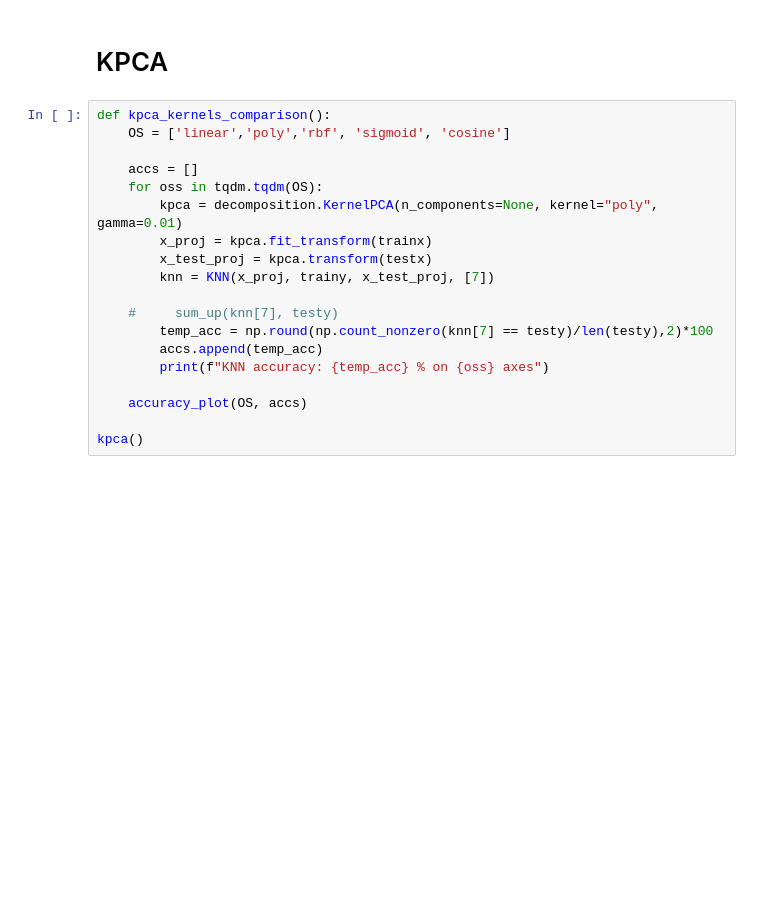
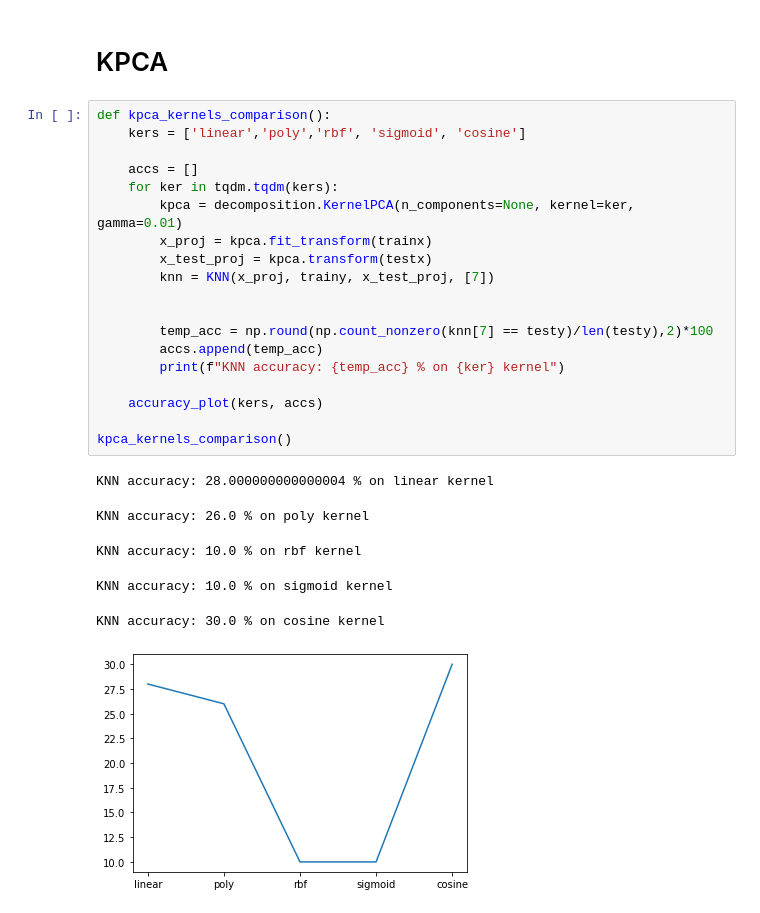
Before and after one commit to jgrodzicki/cifar_image_classification, a Jupyter notebook: KPCA_variance.ipynb, the cells around one changed output. Cells and saved outputs as stored; diff of their text form; blank space fills up the shorter version.

Commit message:
KPCA attributes check

```diff
--- a/KPCA_variance.ipynb
+++ b/KPCA_variance.ipynb
@@ -34,20 +34,27 @@ trainx, testx, trainy, testy = train_test_split(db1_data, db1_labels, test_size=
 # KPCA
 # %%
 def kpca_kernels_comparison():
-    OS = ['linear','poly','rbf', 'sigmoid', 'cosine']
+    kers = ['linear','poly','rbf', 'sigmoid', 'cosine']
 
     accs = []
-    for oss in tqdm.tqdm(OS):
-        kpca = decomposition.KernelPCA(n_components=None, kernel="poly", gamma=0.01)
+    for ker in tqdm.tqdm(kers):
+        kpca = decomposition.KernelPCA(n_components=None, kernel=ker, gamma=0.01)
         x_proj = kpca.fit_transform(trainx)
         x_test_proj = kpca.transform(testx)
         knn = KNN(x_proj, trainy, x_test_proj, [7])
 
-    #     sum_up(knn[7], testy)
+
         temp_acc = np.round(np.count_nonzero(knn[7] == testy)/len(testy),2)*100
         accs.append(temp_acc)
-        print(f"KNN accuracy: {temp_acc} % on {oss} axes")
+        print(f"KNN accuracy: {temp_acc} % on {ker} kernel")
 
-    accuracy_plot(OS, accs)
+    accuracy_plot(kers, accs)
 
-kpca()
+kpca_kernels_comparison()
+# %% [output]
+KNN accuracy: 28.000000000000004 % on linear kernel
+KNN accuracy: 26.0 % on poly kernel
+KNN accuracy: 10.0 % on rbf kernel
+KNN accuracy: 10.0 % on sigmoid kernel
+KNN accuracy: 30.0 % on cosine kernel
+[figure, added]
```
Also changed, not shown: parts of 10 cells of this notebook, 1 other file.
